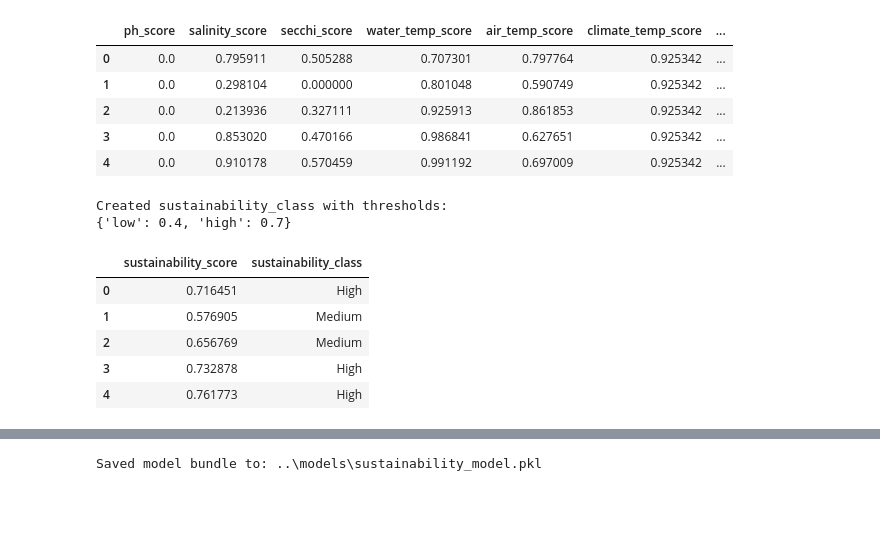
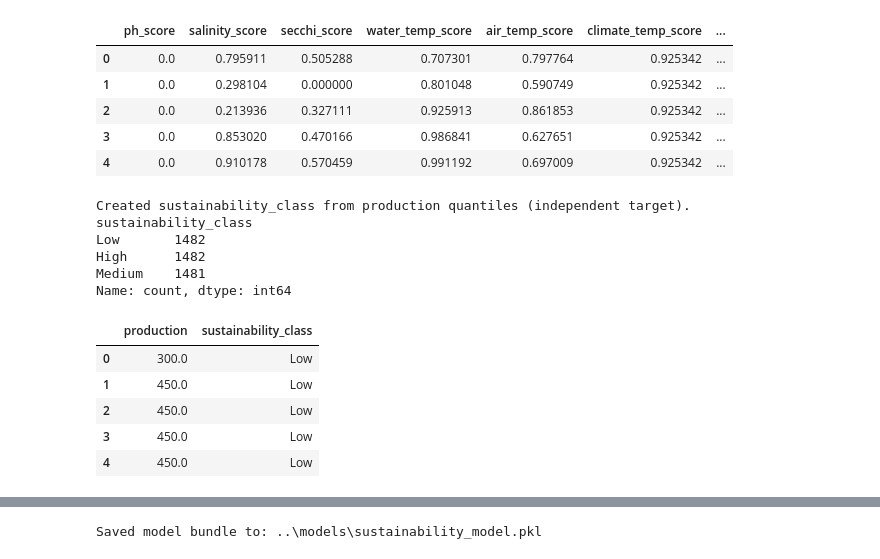
Before and after one commit to KhushiChandak04/Aquaculture-MajorProject, a Jupyter notebook: notebooks/03_sustainability_shravya.ipynb, the cells around one changed output, grey strips where cells are left out. Drawn from its saved outputs; the diff is of its cells as text; code cells hidden in the pictures; blank space fills up the shorter version.

```diff
--- a/notebooks/03_sustainability_shravya.ipynb
+++ b/notebooks/03_sustainability_shravya.ipynb
@@ -160,40 +160,36 @@ Created suitability score columns:
 | 4 | 0.0 | 0.910178 | 0.570459 | 0.991192 | 0.697009 | 0.925342 | ... |
 # %%
 # ============================================================
-# CLASSIFY SUSTAINABILITY SCORE (Low/Medium/High)
+# TARGET DEFINITION (independent from feature-engineered scores)
 # ============================================================
-if "sustainability_score" not in df.columns:
-    score_cols = [c for c in df.columns if c.endswith("_score") and c != "sustainability_score"]
-    if score_cols:
-        df["sustainability_score"] = df[score_cols].mean(axis=1)
-    else:
-        raise ValueError("No sustainability_score found to classify.")
+# NOTE:
+# The previous target definition used sustainability_score computed from
+# the same water/climate predictors, which can make model accuracy appear
+# unrealistically perfect. Use an independent proxy target instead.
 
-low_threshold = 0.4
-high_threshold = 0.7
+TARGET_COL = "sustainability_class"
 
-def _classify_score(val: float) -> str:
-    if pd.isna(val):
-        return "Medium"
-    if val < low_threshold:
-        return "Low"
-    if val < high_threshold:
-        return "Medium"
-    return "High"
+df[TARGET_COL] = pd.qcut(
+    df["production"],
+    q=3,
+    labels=["Low", "Medium", "High"],
+).astype(str)
 
-df["sustainability_class"] = df["sustainability_score"].apply(_classify_score)
-
-print("Created sustainability_class with thresholds:")
-print({"low": low_threshold, "high": high_threshold})
-df[["sustainability_score", "sustainability_class"]].head()
+print("Created sustainability_class from production quantiles (independent target).")
+print(df[TARGET_COL].value_counts(dropna=False))
+df[["production", TARGET_COL]].head()
 # %% [output]
-Created sustainability_class with thresholds:
-{'low': 0.4, 'high': 0.7}
+Created sustainability_class from production quantiles (independent target).
+sustainability_class
+Low       1482
+High      1482
+Medium    1481
+Name: count, dtype: int64
-|  | sustainability_score | sustainability_class |
-| 0 | 0.716451 | High |
-| 1 | 0.576905 | Medium |
-| 2 | 0.656769 | Medium |
-| 3 | 0.732878 | High |
-| 4 | 0.761773 | High |
+|  | production | sustainability_class |
+| 0 | 300.0 | Low |
+| 1 | 450.0 | Low |
+| 2 | 450.0 | Low |
+| 3 | 450.0 | Low |
+| 4 | 450.0 | Low |
 # %%
 # ============================================================
```
Also changed, not shown: parts of 9 cells of this notebook, 23 other files.
